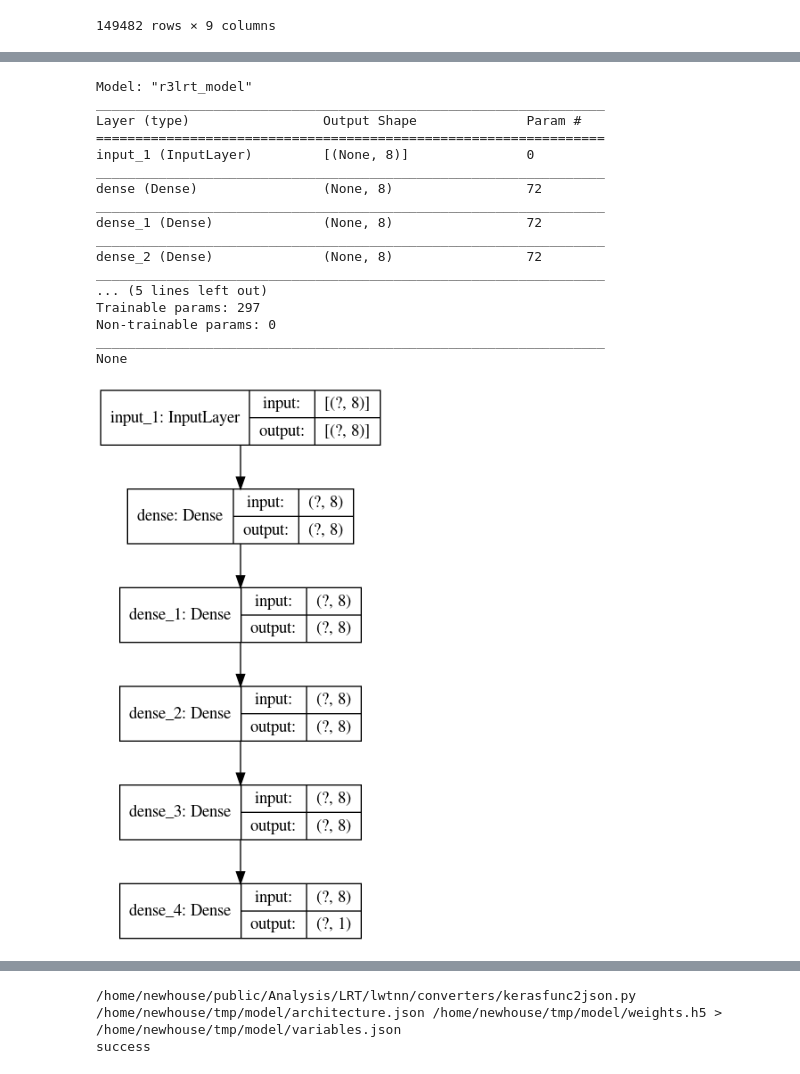
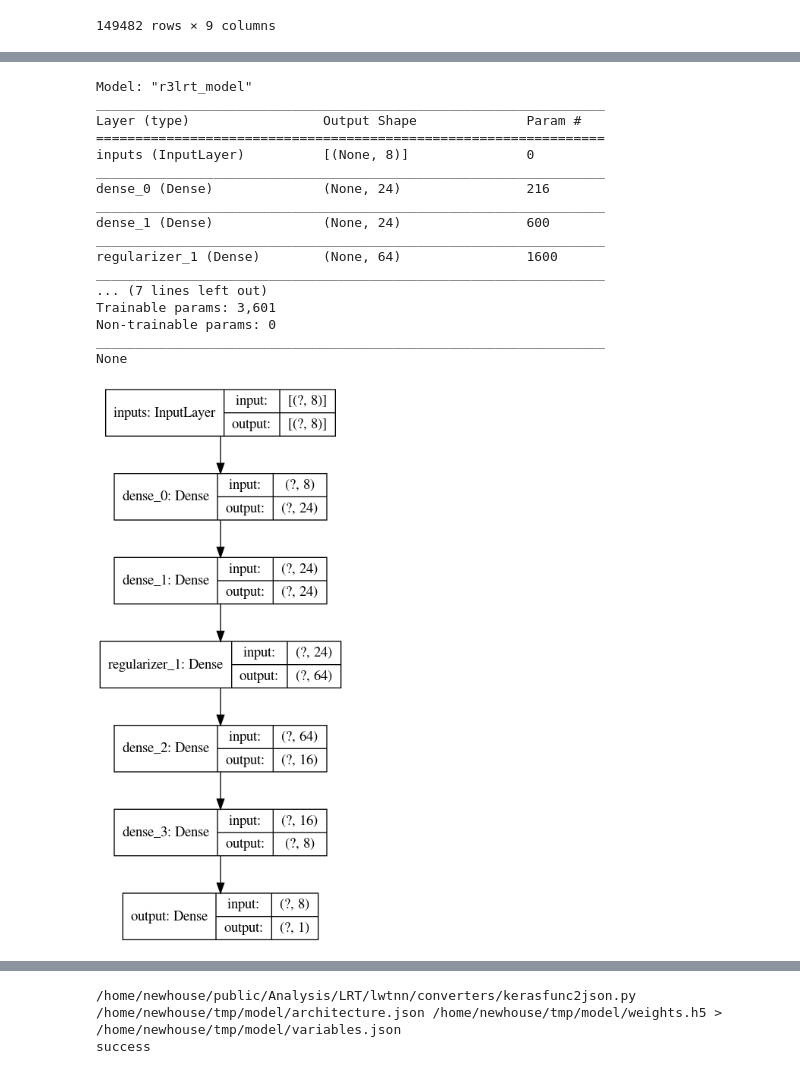
Before and after one commit to robinnewhouse/LRTNotebooks, a Jupyter notebook: simple_training.ipynb, the cells around one changed output, grey strips where cells are left out. Saved outputs shown, nothing was run; the diff lists cells and outputs as text; code cells hidden in the pictures.

```diff
--- a/simple_training.ipynb
+++ b/simple_training.ipynb
@@ -1,13 +1,20 @@
 # %%
 from sklearn.model_selection import train_test_split
+from sklearn.preprocessing import StandardScaler
+
 import pandas as pd
 import numpy as np
+
 import tensorflow as tf
 from tensorflow import keras
 from tensorflow.keras import layers
+from tensorflow.keras import regularizers
+
 from matplotlib import pyplot as plt
 import os
 import json
+
+plt.style.use('seaborn-deep')
 # %%
 full_df = pd.read_pickle('/data/newhouse/LRT/batch/master/training/tracks_weighted.pkl')
 # %%
@@ -44,46 +82,51 @@ train, test = train_test_split(df, test_size=0.2, random_state=1, shuffle=True)
 # %%
 # Create model
 def create_model():
     in_len = len(inputs_names)
     # Input layer
-    inputs = keras.Input(shape=(len(inputs_names),))
+    inputs = keras.Input(shape=(in_len), name='inputs')
 
     # Hidden layers
-    dense = layers.Dense(in_len, activation="relu")
-    x = dense(inputs)
-    x = layers.Dense(in_len, activation="relu")(x)
-    x = layers.Dense(in_len, activation="relu")(x)
-    x = layers.Dense(in_len, activation="relu")(x)
+    # dense =
+    x = layers.Dense(in_len*3, activation="relu", name='dense_0')(inputs)
+    x = layers.Dense(in_len*3, activation="relu", name='dense_1')(x)
+    x = layers.Dense(units=64, # regularixation layer
+                     kernel_regularizer=regularizers.l1_l2(l1=1e-5, l2=1e-4),
+                     bias_regularizer=regularizers.l2(1e-4),
+                     activity_regularizer=regularizers.l2(1e-5),
+                     name='regularizer_1')(x)
+    x = layers.Dense(in_len*2, activation="relu", name='dense_2')(x)
+    x = layers.Dense(in_len*1, activation="relu", name='dense_3')(x)
 
     # Output layer
-    outputs = layers.Dense(1,  activation="sigmoid")(x)
+    outputs = layers.Dense(1,  activation="sigmoid", name='output')(x)
 
     model = keras.Model(inputs=inputs, outputs=outputs, name="r3lrt_model")
     print(model.summary())
 
     return model
 
 model = create_model()
 keras.utils.plot_model(model, "r3lrt_model.png", show_shapes=True)
 # %% [output]
 Model: "r3lrt_model"
 _________________________________________________________________
 Layer (type)                 Output Shape              Param #
 =================================================================
-input_1 (InputLayer)         [(None, 8)]               0
+inputs (InputLayer)          [(None, 8)]               0
 _________________________________________________________________
-dense (Dense)                (None, 8)                 72
+dense_0 (Dense)              (None, 24)                216
 _________________________________________________________________
-dense_1 (Dense)              (None, 8)                 72
+dense_1 (Dense)              (None, 24)                600
 _________________________________________________________________
-dense_2 (Dense)              (None, 8)                 72
+regularizer_1 (Dense)        (None, 64)                1600
 _________________________________________________________________
-... (5 lines left out)
-Trainable params: 297
+... (7 lines left out)
+Trainable params: 3,601
 Non-trainable params: 0
 _________________________________________________________________
 None
-[figure, old version]
+[figure, new version]
 # %%
 # Compile model
 model.compile(loss='binary_crossentropy',
```
Also changed, not shown: parts of 11 cells of this notebook, 3 other files.
